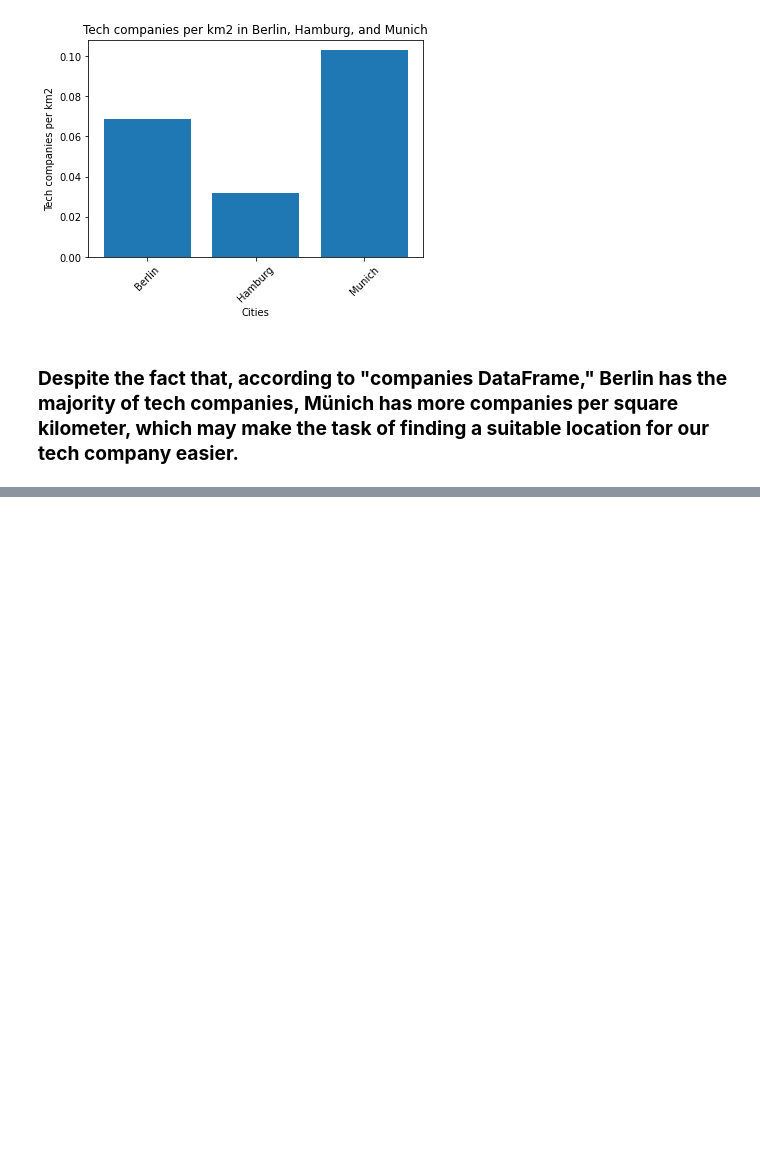
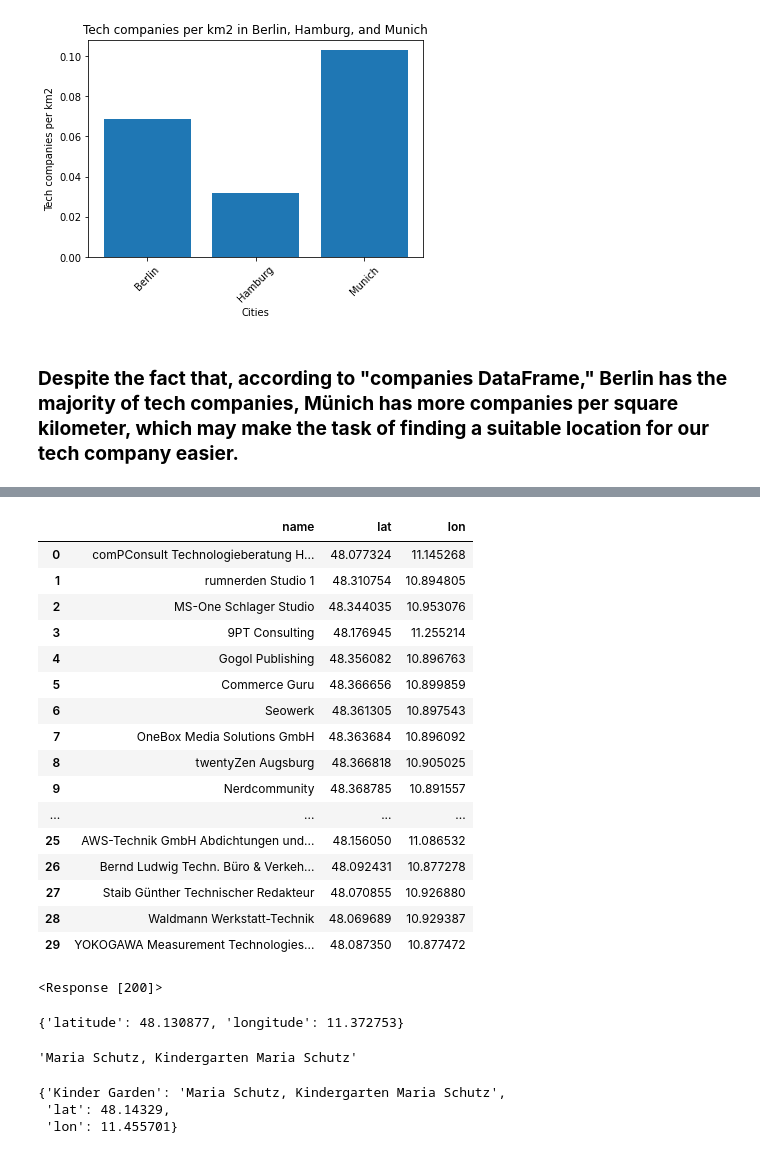
Before and after one commit to victorjrp92/Establishing-a-Tech-Company-in-Germany, a Jupyter notebook: Project3.ipynb, the cells around one changed output, grey strips where cells are left out. Saved outputs shown, nothing was run; the diff lists cells and outputs as text; code cells hidden in the pictures; blank space fills up the shorter version.

```diff
--- a/Project3.ipynb
+++ b/Project3.ipynb
@@ -183,0 +203,12 @@ plt.show()
+# %%
+url = "https://api.foursquare.com/v3/places/search?query=tech&ll=48.1534803%2C10.9675297&limit=30"
+
+headers = {
+    "accept": "application/json",
+    "Authorization": "fsq3eNrtoknw+NGSx9PZdGz9sArzHk5pYw8A0+Z1xip6xjU="
+}
+
+response = requests.get(url, headers=headers)
+
+
+response
@@ -183,0 +255,8 @@ plt.show()
+# %%
+def name_coordinates (dict_):
+
+    processed_dict = {"name": dict_["name"],
+                     "lat": dict_["geocodes"]["main"]["latitude"],
+                     "lon": dict_["geocodes"]["main"]["longitude"]}
+
+    return processed_dict
@@ -183,0 +269,5 @@ plt.show()
+# %%
+new_list = []
+for i in response.json()["results"]:
+    new_list.append(name_coordinates(i))
+new_list
@@ -183,0 +292,33 @@ plt.show()
+# %%
+df_munich_tech = pd.DataFrame(new_list)
+df_munich_tech
+# %% [output]
+|  | name | lat | lon |
+| 0 | comPConsult Technologieberatung H... | 48.077324 | 11.145268 |
+| 1 | rumnerden Studio 1 | 48.310754 | 10.894805 |
+| 2 | MS-One Schlager Studio | 48.344035 | 10.953076 |
+| 3 | 9PT Consulting | 48.176945 | 11.255214 |
+| 4 | Gogol Publishing | 48.356082 | 10.896763 |
+| 5 | Commerce Guru | 48.366656 | 10.899859 |
+| 6 | Seowerk | 48.361305 | 10.897543 |
+| 7 | OneBox Media Solutions GmbH | 48.363684 | 10.896092 |
+| 8 | twentyZen Augsburg | 48.366818 | 10.905025 |
+| 9 | Nerdcommunity | 48.368785 | 10.891557 |
+| ... | ... | ... | ... |
+| 25 | AWS-Technik GmbH Abdichtungen und... | 48.156050 | 11.086532 |
+| 26 | Bernd Ludwig Techn. Büro & Verkeh... | 48.092431 | 10.877278 |
+| 27 | Staib Günther Technischer Redakteur | 48.070855 | 10.926880 |
+| 28 | Waldmann Werkstatt-Technik | 48.069689 | 10.929387 |
+| 29 | YOKOGAWA Measurement Technologies... | 48.087350 | 10.877472 |
+# %%
+url_1 = "https://api.foursquare.com/v3/places/search?query=kindergarten&ll=48.1548256%2C11.4017521&limit=30"
+
+headers = {
+    "accept": "application/json",
+    "Authorization": "fsq3eNrtoknw+NGSx9PZdGz9sArzHk5pYw8A0+Z1xip6xjU="
+}
+
+response_1 = requests.get(url_1, headers=headers)
+response_1
+# %% [output]
+<Response [200]>
@@ -183,0 +327,5 @@ plt.show()
+# %%
+coordinates_1 = response.json()["results"][0]["geocodes"]["main"]
+coordinates_1
+# %% [output]
+{'latitude': 48.130877, 'longitude': 11.372753}
@@ -183,0 +334,5 @@ plt.show()
+# %%
+name_1 = response_1.json()["results"][0]["name"]
+name_1
+# %% [output]
+'Maria Schutz, Kindergarten Maria Schutz'
@@ -183,0 +347,6 @@ plt.show()
+# %%
+name_coordinates (response_1.json()["results"][0])
+# %% [output]
+{'Kinder Garden': 'Maria Schutz, Kindergarten Maria Schutz',
+ 'lat': 48.14329,
+ 'lon': 11.455701}
```
Also changed, not shown: parts of 34 cells of this notebook, 1 other file.
